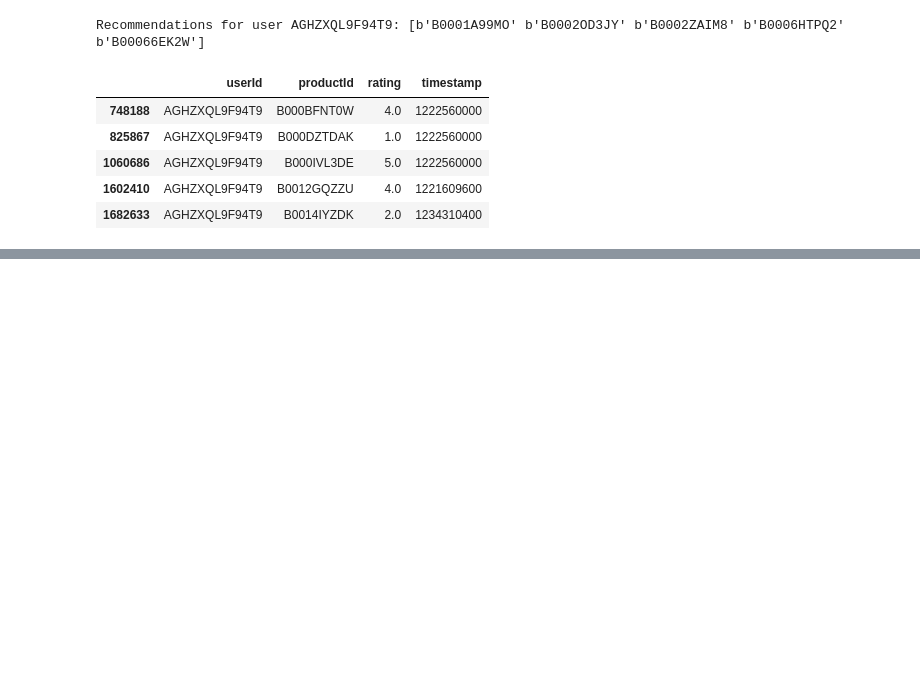
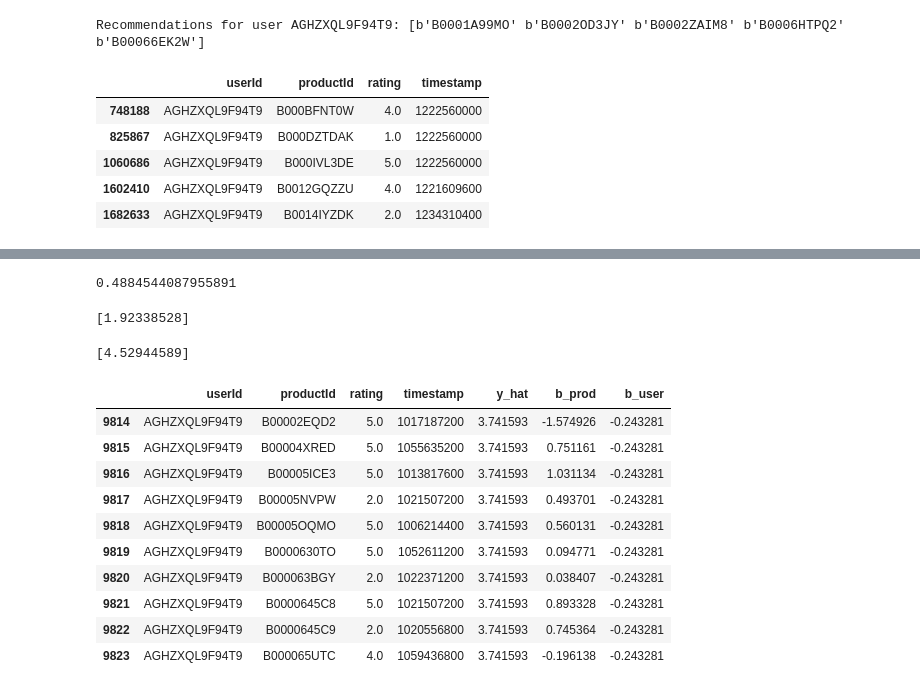
Before and after one commit to NickA-svg/py.amazon.recommender, a Jupyter notebook: tf_retrival.ipynb, the cells around one changed output, grey strips where cells are left out. Saved outputs shown, nothing was run; the diff lists cells and outputs as text; code cells hidden in the pictures; blank space fills up the shorter version.

```diff
--- a/tf_retrival.ipynb
+++ b/tf_retrival.ipynb
@@ -319,0 +349,8 @@ df >> mask(
+# %%
+product_effect = df_sub >> group_by(
+    X.productId
+) >> summarize(
+    b_prod = (X.rating - mu).mean()
+)
+# %%
+df_sub = df_sub.merge(product_effect,left_on='productId',right_on='productId')
@@ -319,0 +370,8 @@ df >> mask(
+# %%
+user_effect = df_sub >> group_by(
+    X.userId
+) >> summarize(
+    b_user = (X.rating - mu - X.b_prod).mean()
+)
+# %%
+df_sub = df_sub.merge(user_effect,left_on='userId',right_on='userId')
@@ -319,0 +387,4 @@ df >> mask(
+# %%
+mean_squared_error(df_sub['rating'].values, (df_sub['y_hat'].values + df_sub['b_prod'].values + df_sub['b_user'].values), squared=False)
+# %% [output]
+0.4884544087955891
@@ -319,0 +397,5 @@ df >> mask(
+# %%
+test_rating = mu + b_u + b_p
+print(test_rating)
+# %% [output]
+[1.92338528]
@@ -319,0 +408,20 @@ df >> mask(
+# %%
+predict_rating("AGHZXQL9F94T9","B00005ICE3")
+# %% [output]
+[4.52944589]
+# %%
+(df_sub >> mask(
+    X.userId == "AGHZXQL9F94T9"
+)).head(10)
+# %% [output]
+|  | userId | productId | rating | timestamp | y_hat | b_prod | b_user |
+| 9814 | AGHZXQL9F94T9 | B00002EQD2 | 5.0 | 1017187200 | 3.741593 | -1.574926 | -0.243281 |
+| 9815 | AGHZXQL9F94T9 | B00004XRED | 5.0 | 1055635200 | 3.741593 | 0.751161 | -0.243281 |
+| 9816 | AGHZXQL9F94T9 | B00005ICE3 | 5.0 | 1013817600 | 3.741593 | 1.031134 | -0.243281 |
+| 9817 | AGHZXQL9F94T9 | B00005NVPW | 2.0 | 1021507200 | 3.741593 | 0.493701 | -0.243281 |
+| 9818 | AGHZXQL9F94T9 | B00005OQMO | 5.0 | 1006214400 | 3.741593 | 0.560131 | -0.243281 |
+| 9819 | AGHZXQL9F94T9 | B0000630TO | 5.0 | 1052611200 | 3.741593 | 0.094771 | -0.243281 |
+| 9820 | AGHZXQL9F94T9 | B000063BGY | 2.0 | 1022371200 | 3.741593 | 0.038407 | -0.243281 |
+| 9821 | AGHZXQL9F94T9 | B0000645C8 | 5.0 | 1021507200 | 3.741593 | 0.893328 | -0.243281 |
+| 9822 | AGHZXQL9F94T9 | B0000645C9 | 2.0 | 1020556800 | 3.741593 | 0.745364 | -0.243281 |
+| 9823 | AGHZXQL9F94T9 | B000065UTC | 4.0 | 1059436800 | 3.741593 | -0.196138 | -0.243281 |
```
Also changed, not shown: parts of 15 cells of this notebook, 1 other file.
